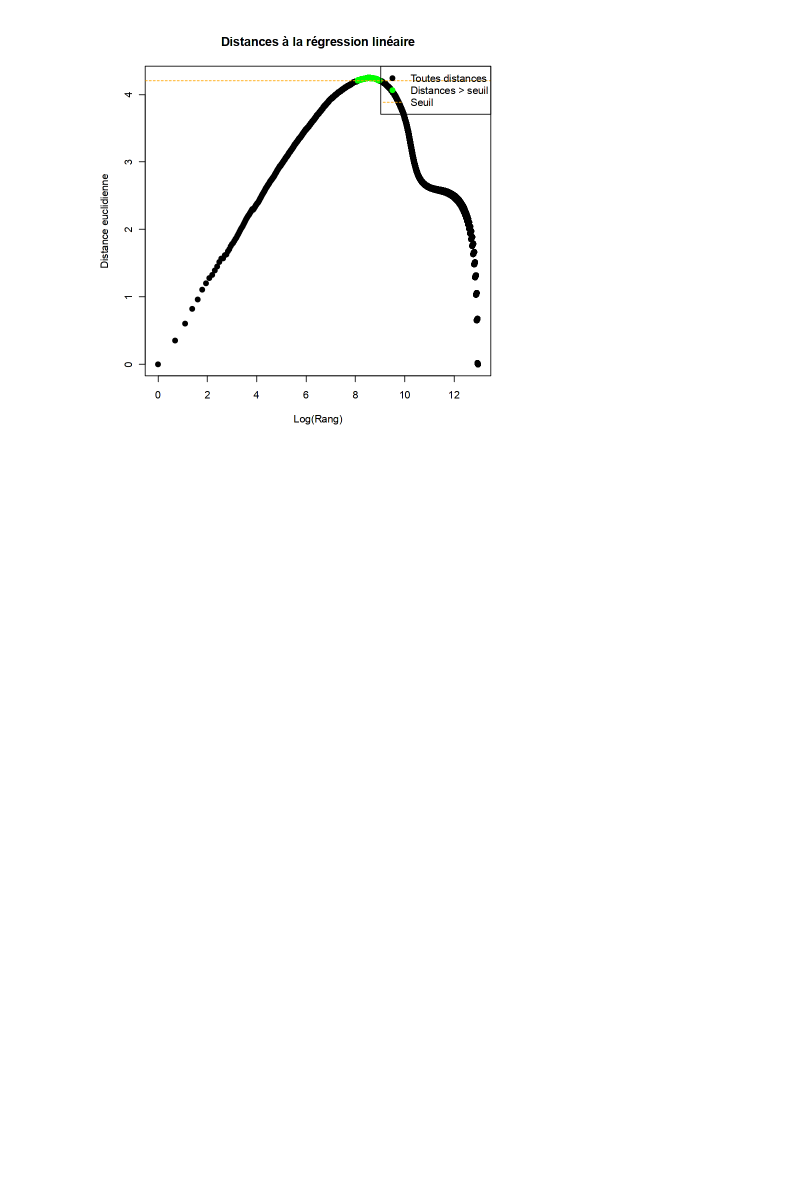
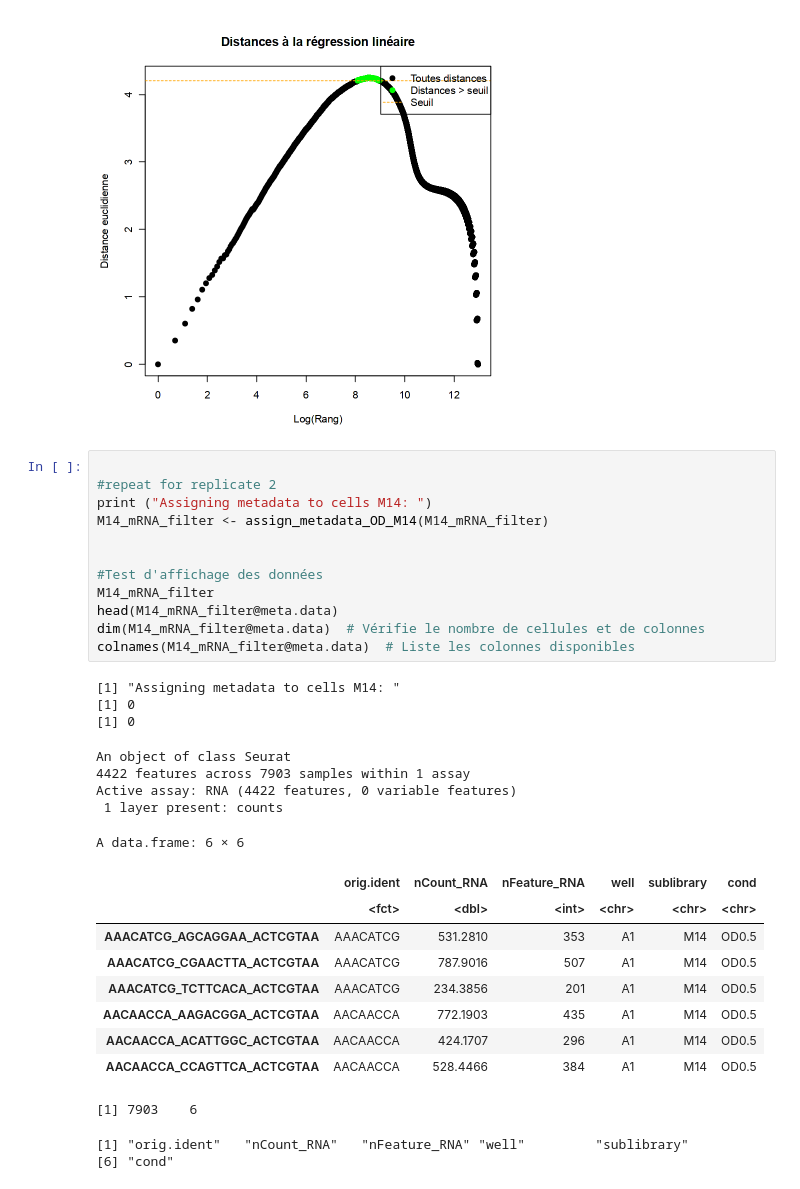
Before and after one commit to vgoupille/DOL_scRNAseq, a Jupyter notebook: 7_Article/script/3_analyse_no_normalisation.ipynb, the cells around one changed output. Saved outputs shown, nothing was run; the diff lists cells and outputs as text; blank space fills up the shorter version.

```diff
--- a/7_Article/script/3_analyse_no_normalisation.ipynb
+++ b/7_Article/script/3_analyse_no_normalisation.ipynb
@@ -324,3 +306,35 @@ AACAACCA_CCAGTTCA_ACTCGTAA   AACAACCA   528.4466          384   A1        M14
 [1] "Noms des colonnes des métadonnées :"
 [1] "orig.ident"   "nCount_RNA"   "nFeature_RNA" "well"         "sublibrary"
 [figure]
+# %%
+
+#repeat for replicate 2
+print ("Assigning metadata to cells M14: ")
+M14_mRNA_filter <- assign_metadata_OD_M14(M14_mRNA_filter)
+
+
+#Test d'affichage des données
+M14_mRNA_filter
+head(M14_mRNA_filter@meta.data)
+dim(M14_mRNA_filter@meta.data)  # Vérifie le nombre de cellules et de colonnes
+colnames(M14_mRNA_filter@meta.data)  # Liste les colonnes disponibles
+# %% [output]
+[1] "Assigning metadata to cells M14: "
+[1] 0
+[1] 0
+An object of class Seurat
+4422 features across 7903 samples within 1 assay
+Active assay: RNA (4422 features, 0 variable features)
+ 1 layer present: counts
+A data.frame: 6 × 6
+|  | orig.ident | nCount_RNA | nFeature_RNA | well | sublibrary | cond |
+|  | <fct> | <dbl> | <int> | <chr> | <chr> | <chr> |
+| AAACATCG_AGCAGGAA_ACTCGTAA | AAACATCG | 531.2810 | 353 | A1 | M14 | OD0.5 |
+| AAACATCG_CGAACTTA_ACTCGTAA | AAACATCG | 787.9016 | 507 | A1 | M14 | OD0.5 |
+| AAACATCG_TCTTCACA_ACTCGTAA | AAACATCG | 234.3856 | 201 | A1 | M14 | OD0.5 |
+| AACAACCA_AAGACGGA_ACTCGTAA | AACAACCA | 772.1903 | 435 | A1 | M14 | OD0.5 |
+| AACAACCA_ACATTGGC_ACTCGTAA | AACAACCA | 424.1707 | 296 | A1 | M14 | OD0.5 |
+| AACAACCA_CCAGTTCA_ACTCGTAA | AACAACCA | 528.4466 | 384 | A1 | M14 | OD0.5 |
+[1] 7903    6
+[1] "orig.ident"   "nCount_RNA"   "nFeature_RNA" "well"         "sublibrary"
+[6] "cond"
```
Also changed, not shown: parts of 8 cells of this notebook, 4 other files.
